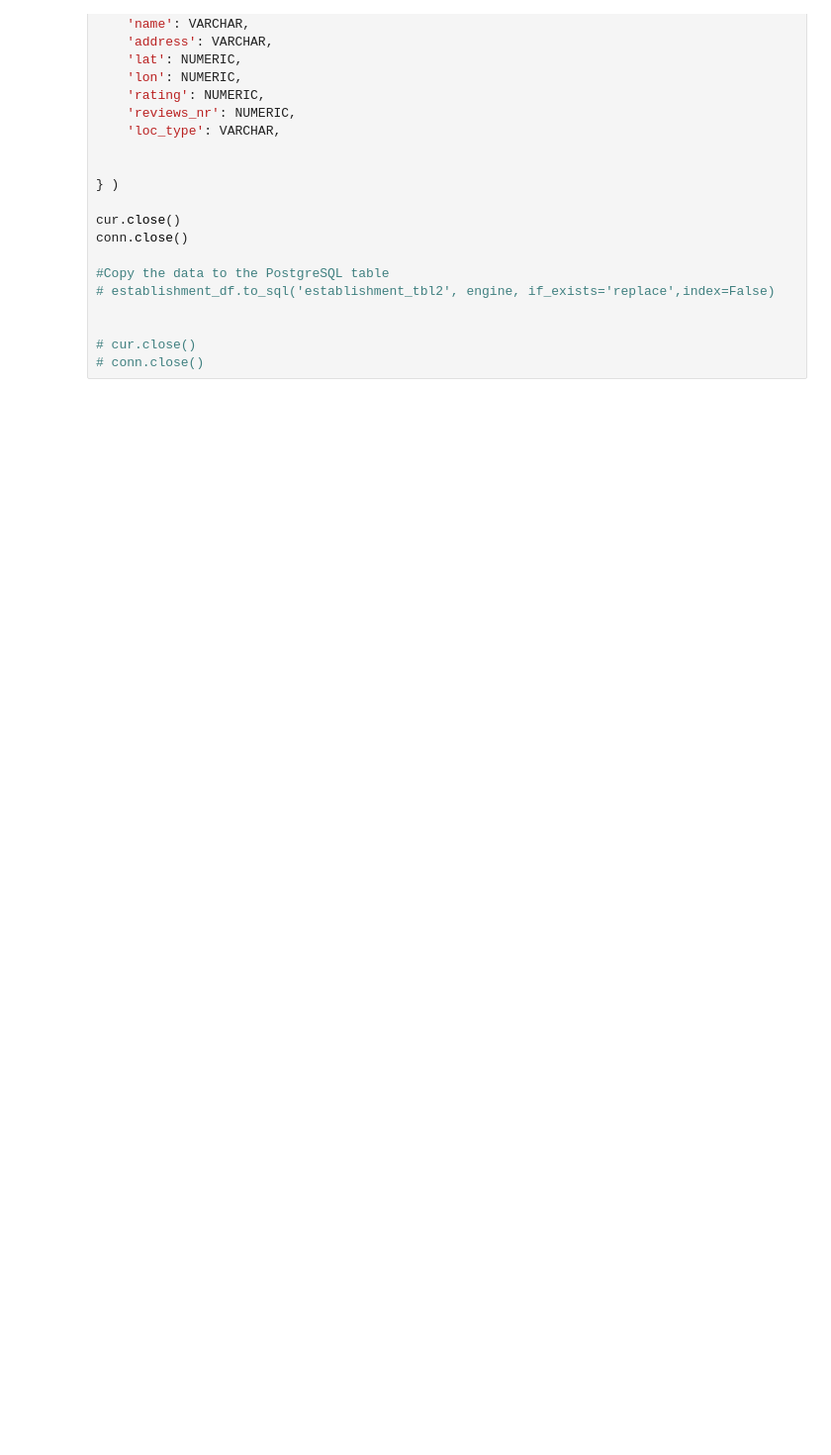
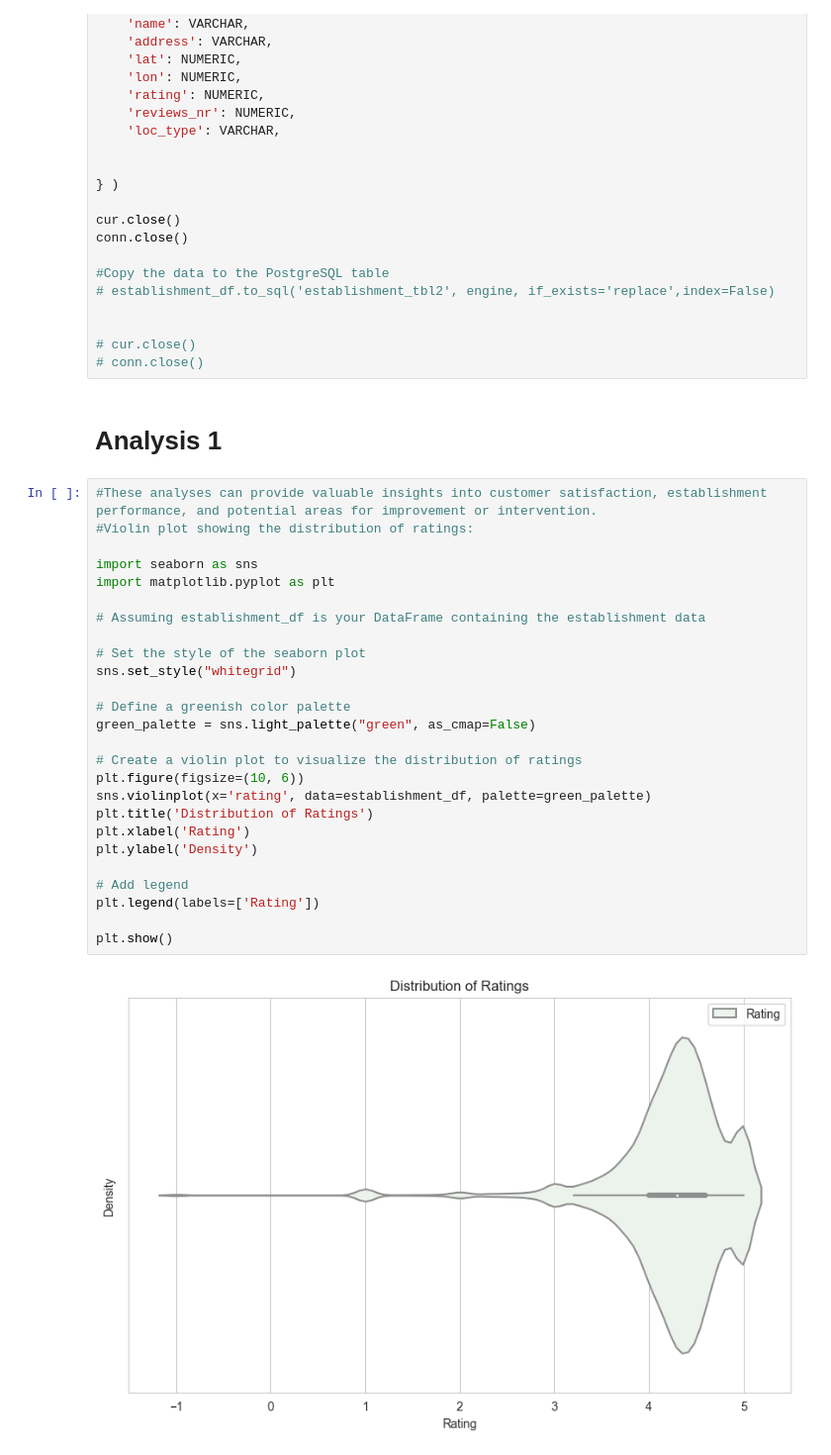
Before and after one commit to leehegithub/grab_restuarant_analysis, a Jupyter notebook: reading_csv.ipynb, the cells around one changed output. Shown: that part at 99% size. Cells and saved outputs as stored; diff of their text form; blank space fills up the shorter version.

Commit message:
uploading Analysis Saila and Rosli

```diff
--- a/reading_csv.ipynb
+++ b/reading_csv.ipynb
@@ -1128,3 +2005,33 @@ conn.close()
 
 # cur.close()
 # conn.close()
+# %% [markdown]
+# Analysis 1
+# %%
+#These analyses can provide valuable insights into customer satisfaction, establishment performance, and potential areas for improvement or intervention.
+#Violin plot showing the distribution of ratings:
+
+import seaborn as sns
+import matplotlib.pyplot as plt
+
+# Assuming establishment_df is your DataFrame containing the establishment data
+
+# Set the style of the seaborn plot
+sns.set_style("whitegrid")
+
+# Define a greenish color palette
+green_palette = sns.light_palette("green", as_cmap=False)
+
+# Create a violin plot to visualize the distribution of ratings
+plt.figure(figsize=(10, 6))
+sns.violinplot(x='rating', data=establishment_df, palette=green_palette)
+plt.title('Distribution of Ratings')
+plt.xlabel('Rating')
+plt.ylabel('Density')
+
+# Add legend
+plt.legend(labels=['Rating'])
+
+plt.show()
+# %% [output]
+[figure, added]
```
Also changed, not shown: parts of 85 cells of this notebook.
